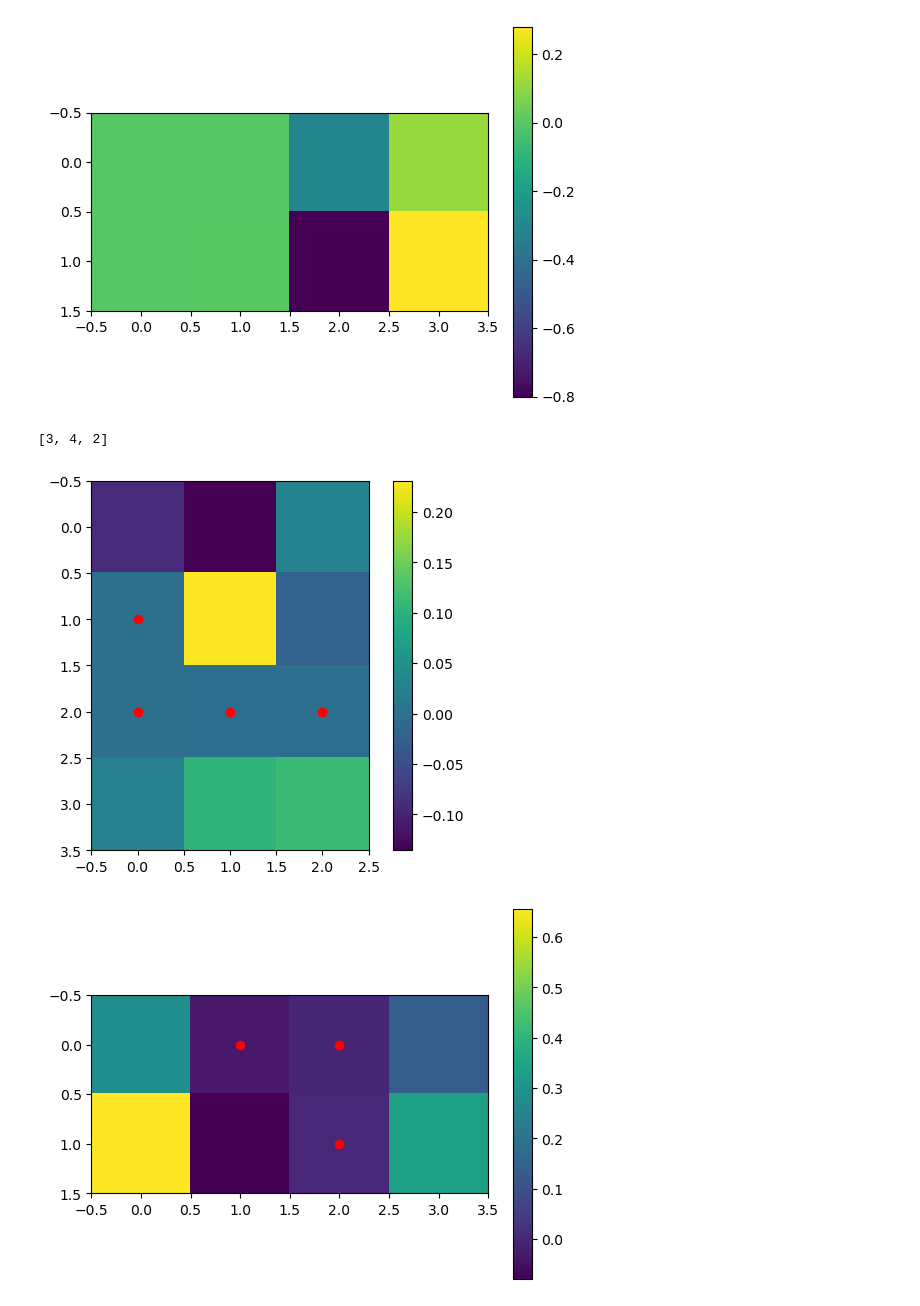
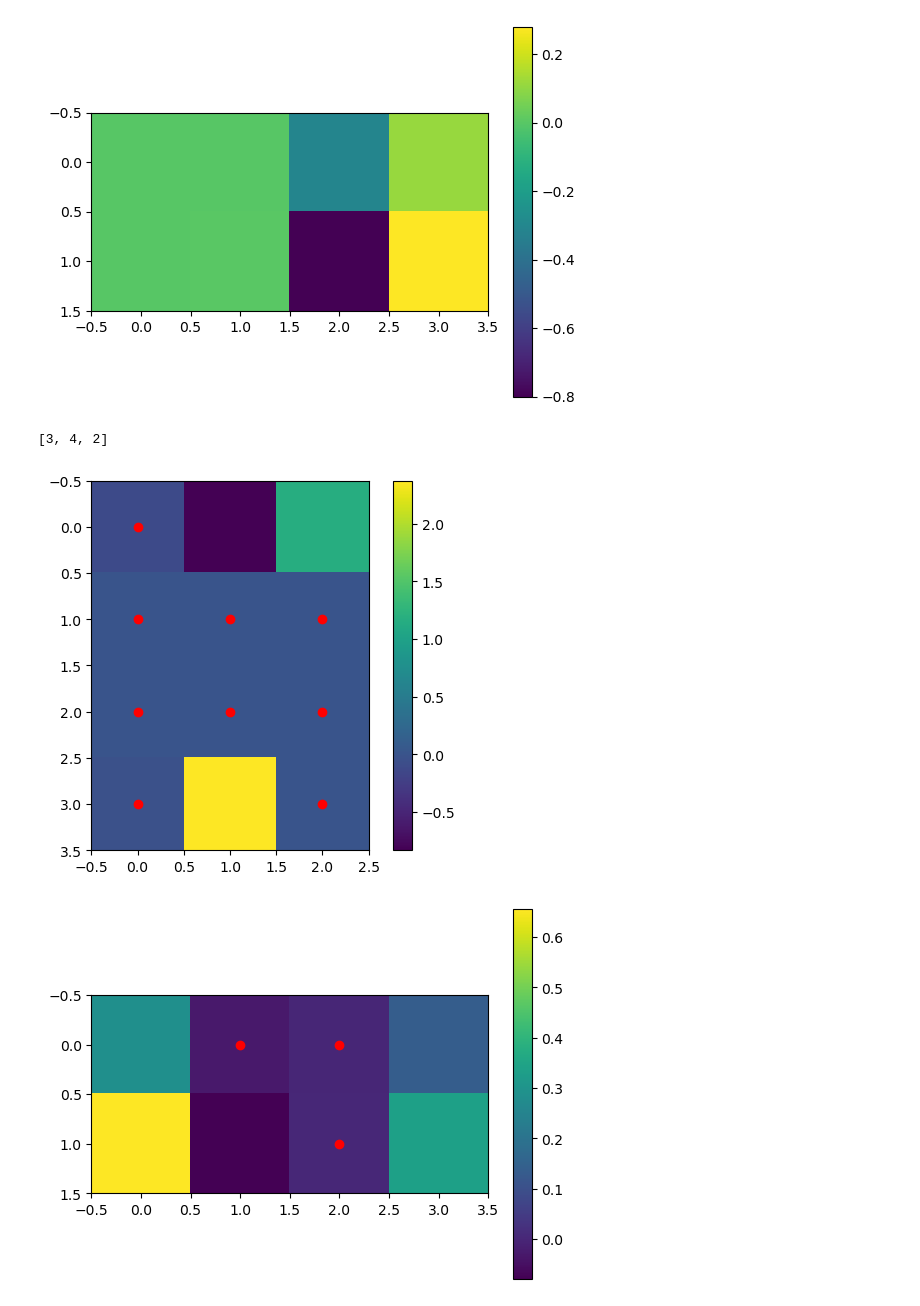
Before and after one commit to JakobSchauser/PhD, a Jupyter notebook: code/NCAs/NCA_message_passing.ipynb, the cells around one changed output. Drawn from its saved outputs; the diff is of its cells as text; code cells hidden in the pictures.

Commit message:
Got some quite nice visualizations working

```diff
--- a/code/NCAs/NCA_message_passing.ipynb
+++ b/code/NCAs/NCA_message_passing.ipynb
@@ -399,9 +399,8 @@ for weights in model.get_weights():
 # %%
 import networkx as nx
 
-weights = [w.detach().numpy() for w in model.get_weights()]
+weights = [w.detach().numpy() for w in model.get_weights()][1:]
 
-weights = [weights[0]] + weights[2:]
 
 sizes = [w.shape[0] for w in weights]
 sizes = [weights[0].shape[1]] + sizes
@@ -442,32 +441,32 @@ for weight_matrix_i in range(len(weights)):
 
                 edges_to_remove.append((nodes_in_subsets[weight_matrix_i][j], nodes_in_subsets[weight_matrix_i+1][i], {}))
                 to_remove_mask[i, j] = True
 
     DG.remove_edges_from(edges_to_remove)
 
     plt.imshow(weight_matrix)
     plt.colorbar()
     plt.scatter(np.where(to_remove_mask)[1], np.where(to_remove_mask)[0], c='r')
     plt.show()
 
 
 # # remove nodes with no outgoing edges or incoming edges
 node_colors = []
 for node in DG.nodes(data=True):
     col = "lightblue"
     if len(list(DG.in_edges(node[0]))) == 0 and not node[1]['subset'] == 0:
         col = 'r'
     elif len(list(DG.out_edges(node[0]))) == 0 and not node[1]['subset'] == len(sizes)-1:
         col = 'r'
 
     node_colors.append(col)
 
 # color the edges based on the weight matrix
 
 
 nx.draw(DG, pos, with_labels=True, node_color=node_colors)
 plt.show()
 # %% [output]
 [3, 4, 2]
-[figure, old version]
+[figure, new version]
 [figure]
```
Also changed, not shown: parts of 1 cell of this notebook.
